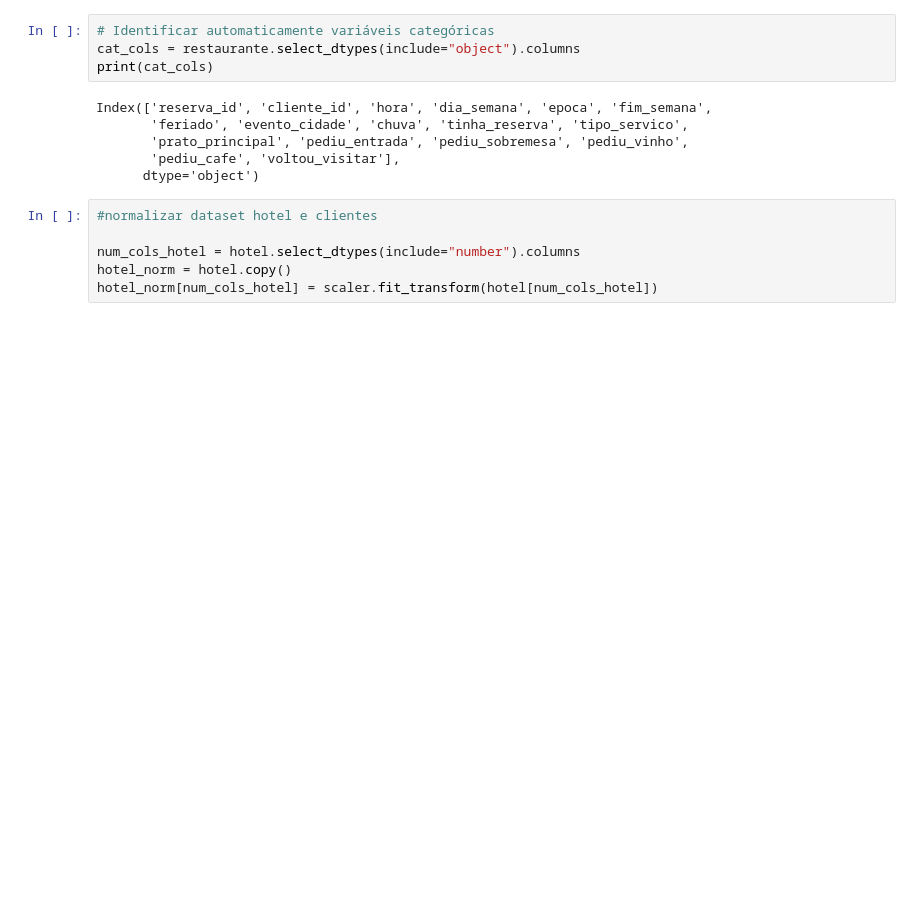
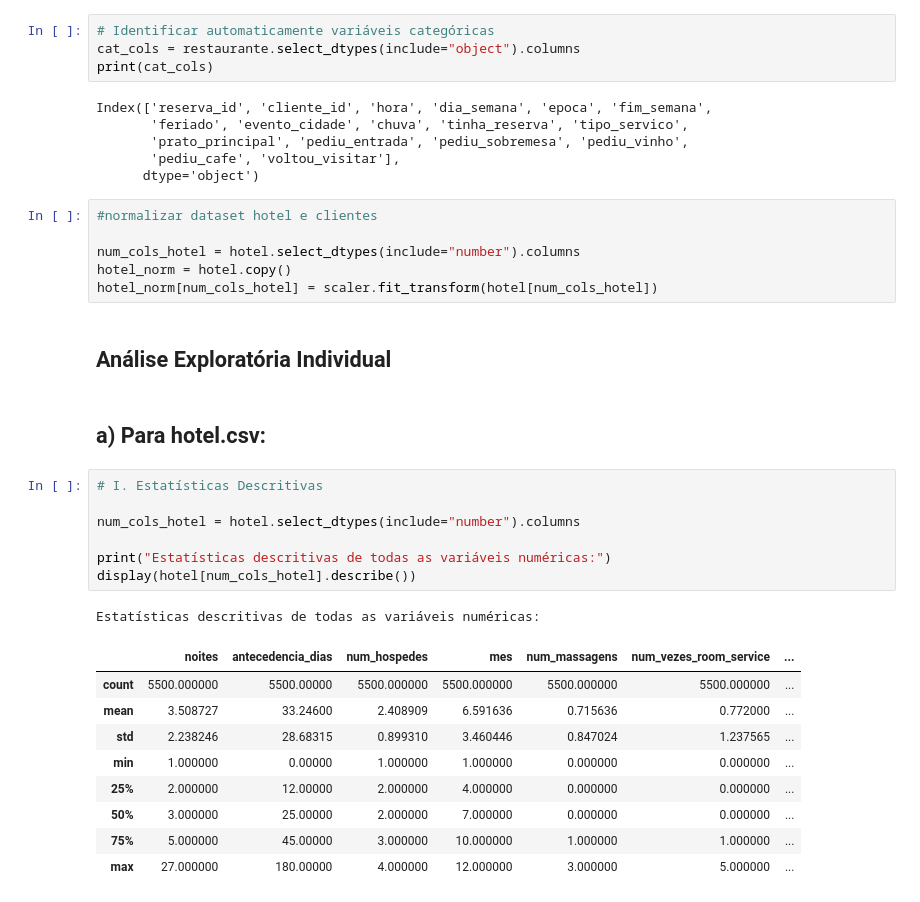
Before and after one commit to lilianaaraujojfmetal-ui/Projeto-Final, a Jupyter notebook: config_data.ipynb, the cells around one changed output. Saved outputs shown, nothing was run; the diff lists cells and outputs as text; blank space fills up the shorter version.

```diff
--- a/config_data.ipynb
+++ b/config_data.ipynb
@@ -633,3 +635,25 @@ Index(['reserva_id', 'cliente_id', 'hora', 'dia_semana', 'epoca', 'fim_semana',
 num_cols_hotel = hotel.select_dtypes(include="number").columns
 hotel_norm = hotel.copy()
 hotel_norm[num_cols_hotel] = scaler.fit_transform(hotel[num_cols_hotel])
+# %% [markdown]
+## Análise Exploratória Individual
+# %% [markdown]
+## a) Para hotel.csv:
+# %%
+# I. Estatísticas Descritivas
+
+num_cols_hotel = hotel.select_dtypes(include="number").columns
+
+print("Estatísticas descritivas de todas as variáveis numéricas:")
+display(hotel[num_cols_hotel].describe())
+# %% [output]
+Estatísticas descritivas de todas as variáveis numéricas:
+|  | noites | antecedencia_dias | num_hospedes | mes | num_massagens | num_vezes_room_service | ... |
+| count | 5500.000000 | 5500.00000 | 5500.000000 | 5500.000000 | 5500.000000 | 5500.000000 | ... |
+| mean | 3.508727 | 33.24600 | 2.408909 | 6.591636 | 0.715636 | 0.772000 | ... |
+| std | 2.238246 | 28.68315 | 0.899310 | 3.460446 | 0.847024 | 1.237565 | ... |
+| min | 1.000000 | 0.00000 | 1.000000 | 1.000000 | 0.000000 | 0.000000 | ... |
+| 25% | 2.000000 | 12.00000 | 2.000000 | 4.000000 | 0.000000 | 0.000000 | ... |
+| 50% | 3.000000 | 25.00000 | 2.000000 | 7.000000 | 0.000000 | 0.000000 | ... |
+| 75% | 5.000000 | 45.00000 | 3.000000 | 10.000000 | 1.000000 | 1.000000 | ... |
+| max | 27.000000 | 180.00000 | 4.000000 | 12.000000 | 3.000000 | 5.000000 | ... |
```
Also changed, not shown: parts of 4 cells of this notebook.
